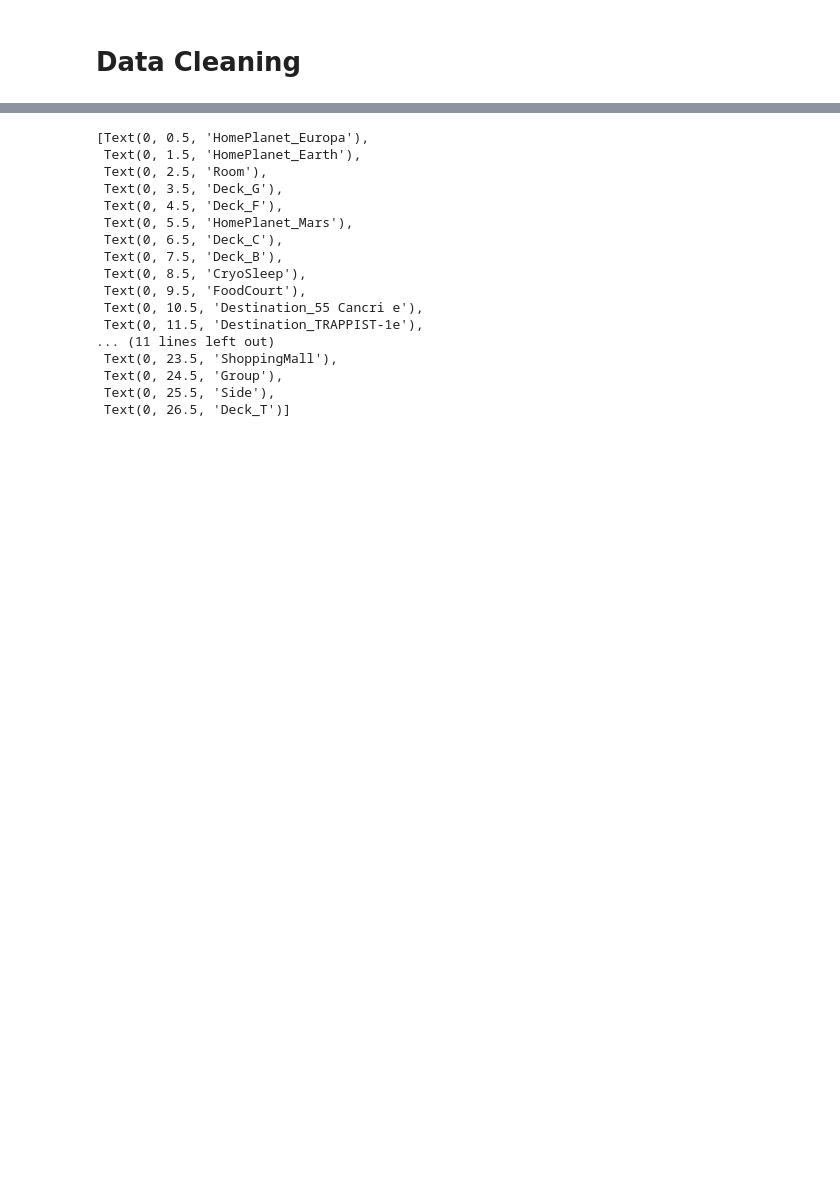
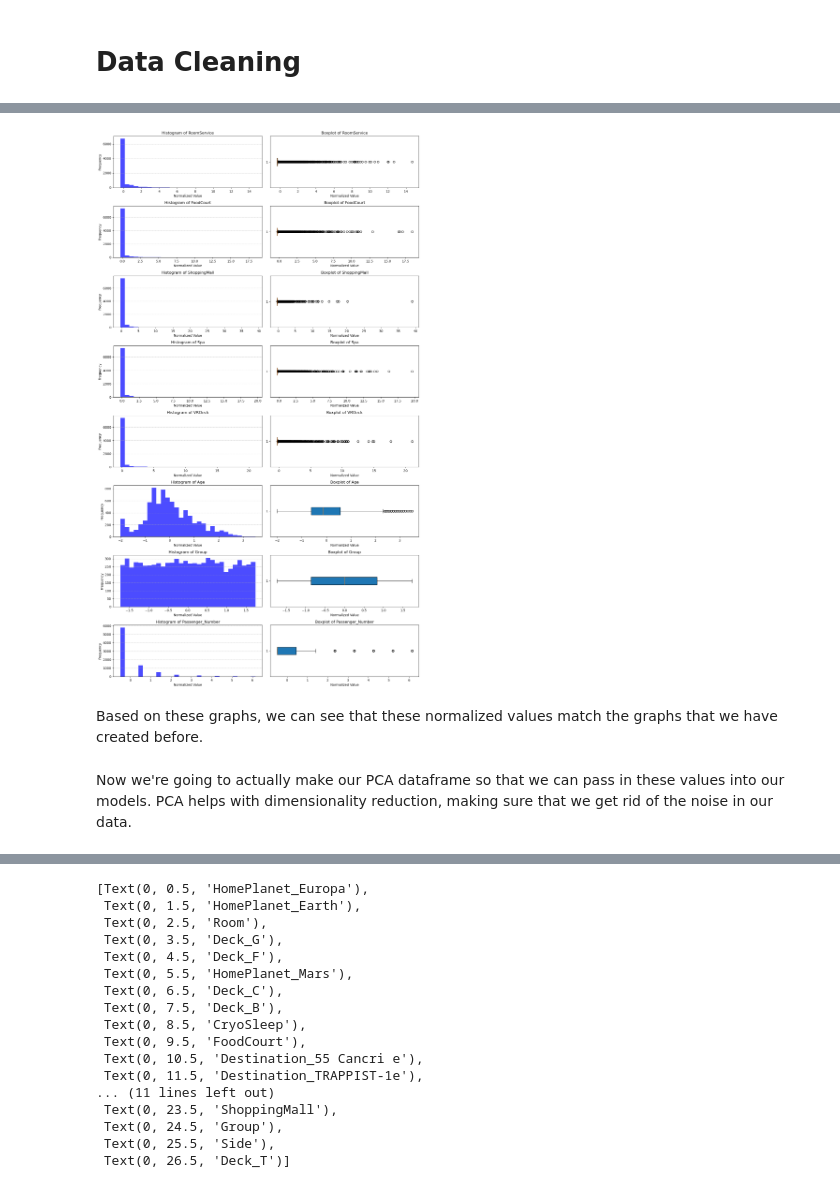
Before and after one commit to Tanyk2004/ML-finalproject, a Jupyter notebook: code.ipynb, the cells around one changed output, grey strips where cells are left out. Cells and saved outputs as stored; diff of their text form; code cells hidden in the pictures; blank space fills up the shorter version.

```diff
--- a/code.ipynb
+++ b/code.ipynb
@@ -215,3 +222,34 @@ Rows without NaN: 8094
+# %%
+# List of features to plot
+features_to_plot = [
+    'RoomService', 'FoodCourt', 'ShoppingMall',
+    'Spa', 'VRDeck', 'Age',
+    'Group', 'Passenger_Number'
+]
+
+# Create subplots for histograms and boxplots
+fig, axes = plt.subplots(nrows=8, ncols=2, figsize=(14, 24))  # 8 rows, 2 columns
+axes = axes.flatten()  # Flatten axes for easier iteration
+
+for i, feature in enumerate(features_to_plot):
+    axes[2 * i].hist(processed_df[feature], bins=30, color='blue', alpha=0.7)
+    axes[2 * i].set_title(f"Histogram of {feature}")
+    axes[2 * i].set_xlabel("Normalized Value")
+    axes[2 * i].set_ylabel("Frequency")
+    axes[2 * i].grid(axis='y', linestyle='--', alpha=0.7)
+
+    axes[2 * i + 1].boxplot(processed_df[feature], vert=False, patch_artist=True)
+    axes[2 * i + 1].set_title(f"Boxplot of {feature}")
+    axes[2 * i + 1].set_xlabel("Normalized Value")
+
+plt.tight_layout()
+plt.show()
+# %% [output]
+[figure, added]
+# %% [markdown]
+Based on these graphs, we can see that these normalized values match the graphs that we have created before.
+# %% [markdown]
+Now we're going to actually make our PCA dataframe so that we can pass in these values into our models. PCA helps with dimensionality reduction, making sure that we get rid of the noise in our data.
 # %%
 labels = processed_df["Transported"]
 processed_features = processed_df.drop(labels = "Transported", axis="columns")
```
Also changed, not shown: parts of 31 cells of this notebook.
